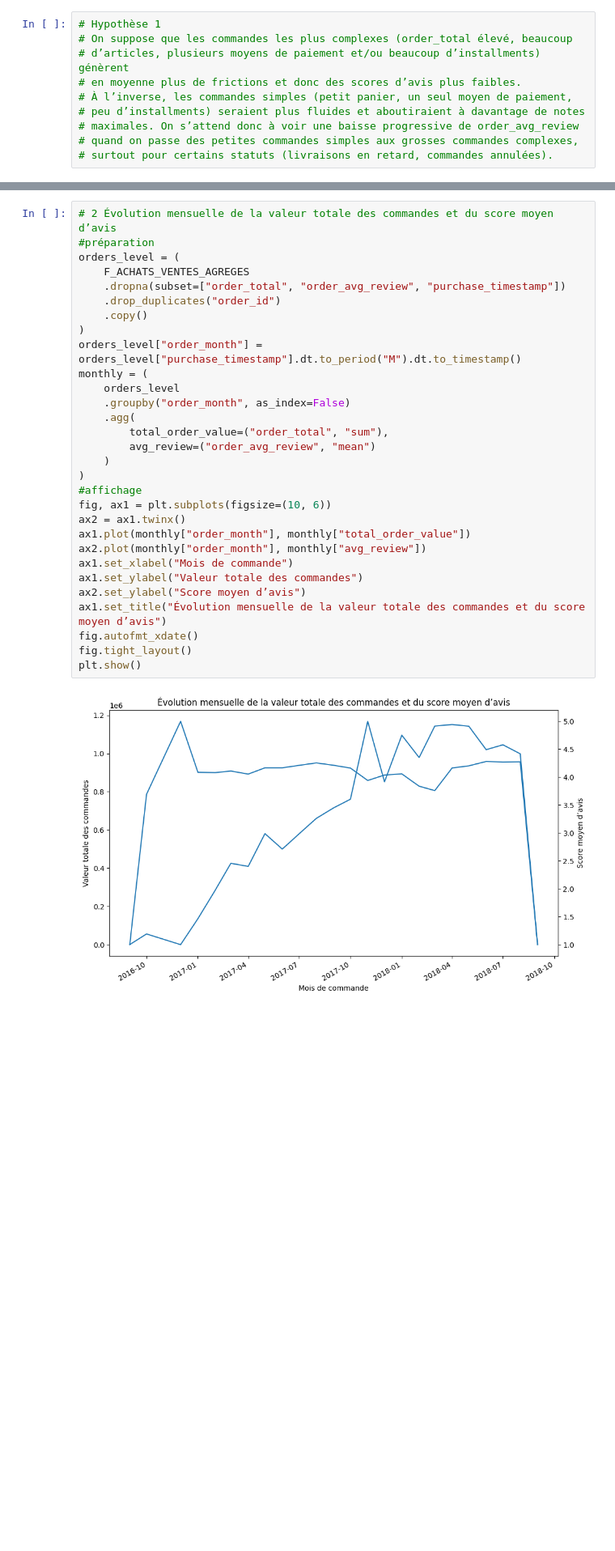
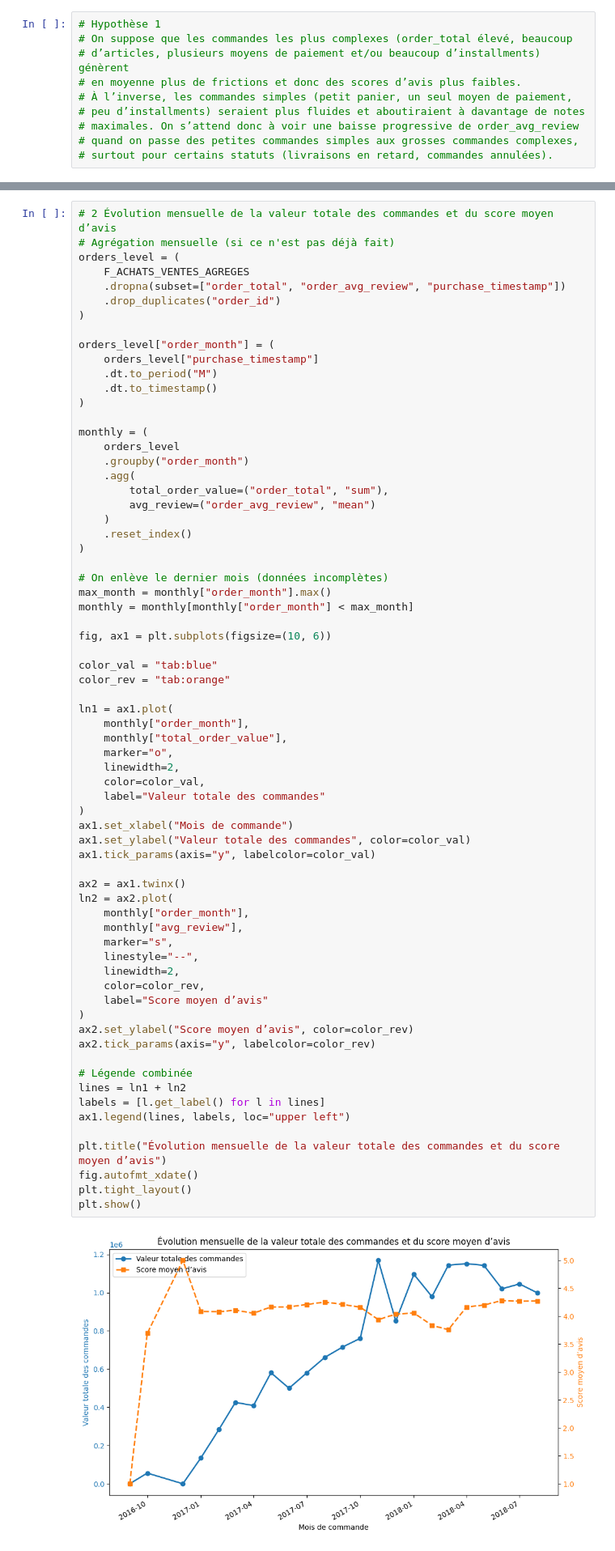
Before and after one commit to QuentinDoniczka/dataframe, a Jupyter notebook: script/3_achat_vente_analyse_1_DONICZKA_Quentin.ipynb, the cells around one changed output, grey strips where cells are left out. Shown at 81% size. Cells and saved outputs as stored; diff of their text form; blank space fills up the shorter version.

```diff
--- a/script/3_achat_vente_analyse_1_DONICZKA_Quentin.ipynb
+++ b/script/3_achat_vente_analyse_1_DONICZKA_Quentin.ipynb
@@ -288,35 +338,73 @@ plt.show()
 # %%
 # 2 Évolution mensuelle de la valeur totale des commandes et du score moyen d’avis
-#préparation
+# Agrégation mensuelle (si ce n'est pas déjà fait)
 orders_level = (
     F_ACHATS_VENTES_AGREGES
     .dropna(subset=["order_total", "order_avg_review", "purchase_timestamp"])
     .drop_duplicates("order_id")
-    .copy()
 )
-orders_level["order_month"] = orders_level["purchase_timestamp"].dt.to_period("M").dt.to_timestamp()
+
+orders_level["order_month"] = (
+    orders_level["purchase_timestamp"]
+    .dt.to_period("M")
+    .dt.to_timestamp()
+)
+
 monthly = (
     orders_level
-    .groupby("order_month", as_index=False)
+    .groupby("order_month")
     .agg(
         total_order_value=("order_total", "sum"),
         avg_review=("order_avg_review", "mean")
     )
+    .reset_index()
 )
-#affichage
+
+# On enlève le dernier mois (données incomplètes)
+max_month = monthly["order_month"].max()
+monthly = monthly[monthly["order_month"] < max_month]
+
 fig, ax1 = plt.subplots(figsize=(10, 6))
+
+color_val = "tab:blue"
+color_rev = "tab:orange"
+
+ln1 = ax1.plot(
+    monthly["order_month"],
+    monthly["total_order_value"],
+    marker="o",
+    linewidth=2,
+    color=color_val,
+    label="Valeur totale des commandes"
+)
+ax1.set_xlabel("Mois de commande")
+ax1.set_ylabel("Valeur totale des commandes", color=color_val)
+ax1.tick_params(axis="y", labelcolor=color_val)
+
 ax2 = ax1.twinx()
-ax1.plot(monthly["order_month"], monthly["total_order_value"])
-ax2.plot(monthly["order_month"], monthly["avg_review"])
-ax1.set_xlabel("Mois de commande")
-ax1.set_ylabel("Valeur totale des commandes")
-ax2.set_ylabel("Score moyen d’avis")
-ax1.set_title("Évolution mensuelle de la valeur totale des commandes et du score moyen d’avis")
+ln2 = ax2.plot(
+    monthly["order_month"],
+    monthly["avg_review"],
+    marker="s",
+    linestyle="--",
+    linewidth=2,
+    color=color_rev,
+    label="Score moyen d’avis"
+)
+ax2.set_ylabel("Score moyen d’avis", color=color_rev)
+ax2.tick_params(axis="y", labelcolor=color_rev)
+
+# Légende combinée
+lines = ln1 + ln2
+labels = [l.get_label() for l in lines]
+ax1.legend(lines, labels, loc="upper left")
+
+plt.title("Évolution mensuelle de la valeur totale des commandes et du score moyen d’avis")
 fig.autofmt_xdate()
-fig.tight_layout()
+plt.tight_layout()
 plt.show()
 # %% [output]
-[figure, old version]
+[figure, new version]
 # %%
 # 3 Distribution de la satisfaction par classes de montant de commande (petites vs grosses commandes)
 #préparation
```
Also changed, not shown: parts of 2 cells of this notebook, 1 other file.
